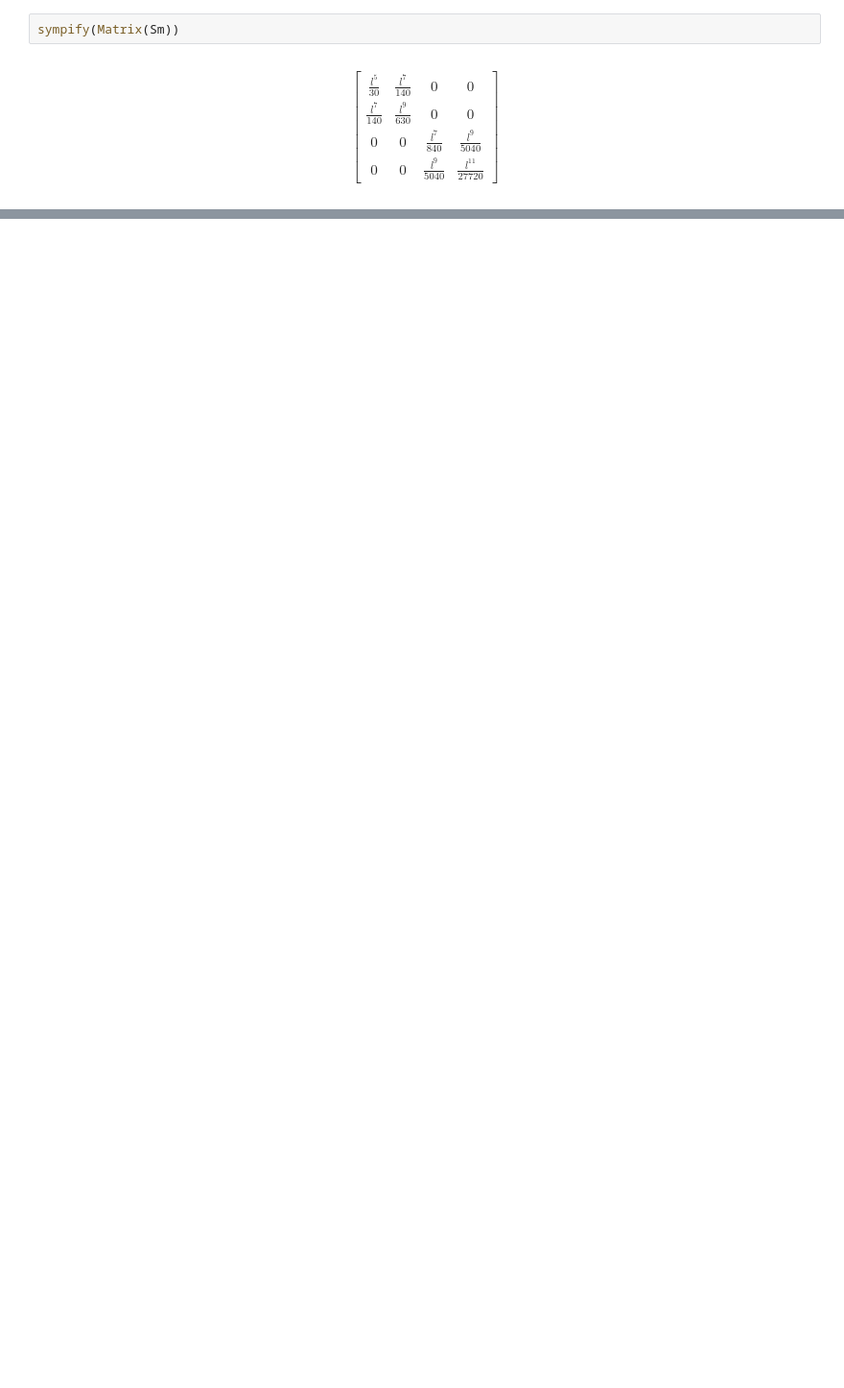
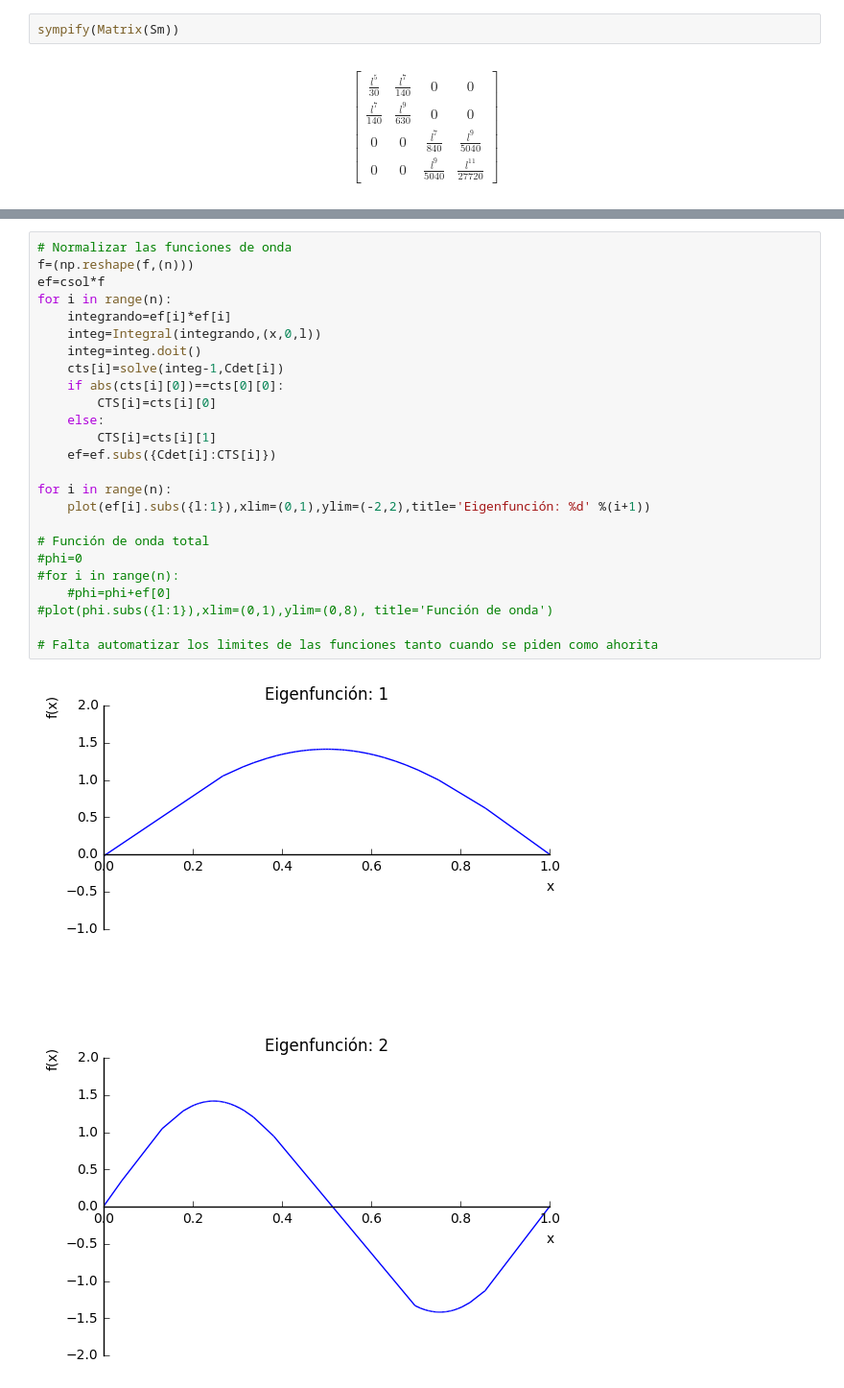
Before and after one commit to lazarusA/Modelado-Molecular-2, a Jupyter notebook: Huckel_M0/Chema/Teorema_de_variaciones(1).ipynb, the cells around one changed output, grey strips where cells are left out. Shown: that part at 96% size. Saved outputs shown, nothing was run; the diff lists cells and outputs as text; blank space fills up the shorter version.

Commit message:
Energias y eigenfunciones resueltas para n funciones

```diff
--- a/Huckel_M0/Chema/Teorema_de_variaciones(1).ipynb
+++ b/Huckel_M0/Chema/Teorema_de_variaciones(1).ipynb
@@ -80,0 +118,28 @@ for i in range (n):
+# %%
+# Normalizar las funciones de onda
+f=(np.reshape(f,(n)))
+ef=csol*f
+for i in range(n):
+    integrando=ef[i]*ef[i]
+    integ=Integral(integrando,(x,0,l))
+    integ=integ.doit()
+    cts[i]=solve(integ-1,Cdet[i])
+    if abs(cts[i][0])==cts[0][0]:
+        CTS[i]=cts[i][0]
+    else:
+        CTS[i]=cts[i][1]
+    ef=ef.subs({Cdet[i]:CTS[i]})
+
+for i in range(n):
+    plot(ef[i].subs({l:1}),xlim=(0,1),ylim=(-2,2),title='Eigenfunción: %d' %(i+1))
+
+# Función de onda total
+#phi=0
+#for i in range(n):
+    #phi=phi+ef[0]
+#plot(phi.subs({l:1}),xlim=(0,1),ylim=(0,8), title='Función de onda')
+
+# Falta automatizar los limites de las funciones tanto cuando se piden como ahorita
+# %% [output]
+[figure, added]
+[figure, added]
```
Also changed, not shown: parts of 12 cells of this notebook.
